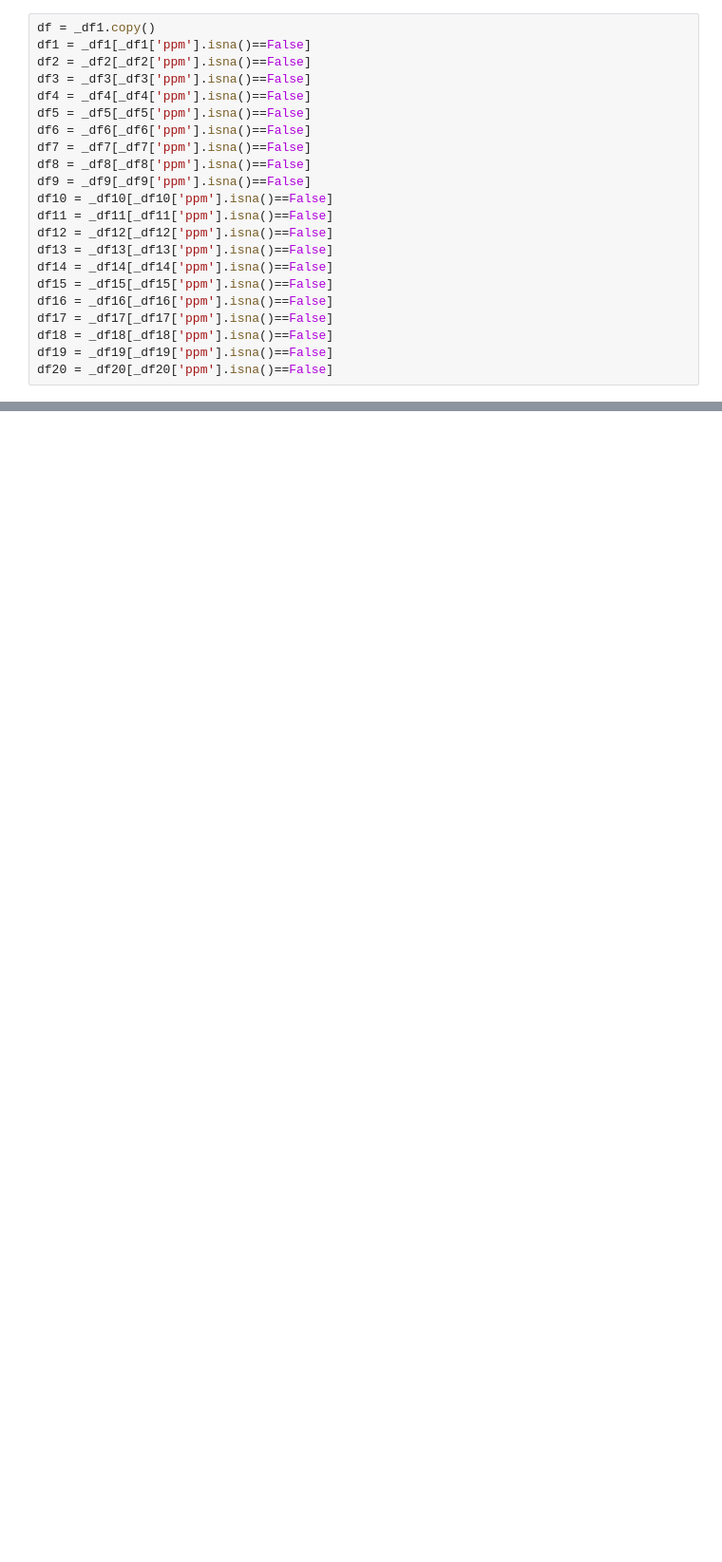
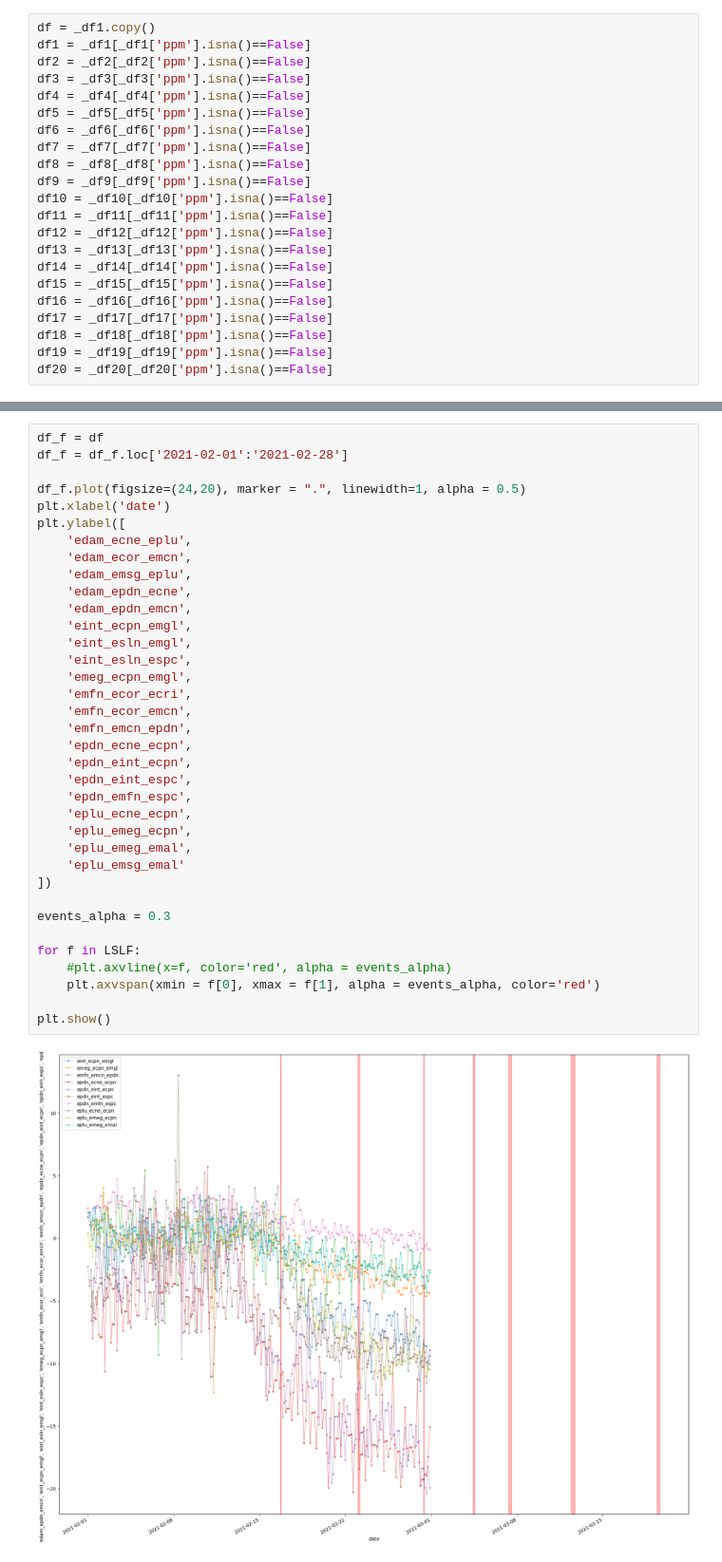
Before and after one commit to francescopandolfo/TESI_LM32, a Jupyter notebook: fontane.ipynb, the cells around one changed output, grey strips where cells are left out. Shown at 95% size. Cells and saved outputs as stored; diff of their text form; blank space fills up the shorter version.

```diff
--- a/fontane.ipynb
+++ b/fontane.ipynb
@@ -115,0 +145,38 @@ plt.show()
+# %%
+df_f = df
+df_f = df_f.loc['2021-02-01':'2021-02-28']
+
+df_f.plot(figsize=(24,20), marker = ".", linewidth=1, alpha = 0.5)
+plt.xlabel('date')
+plt.ylabel([
+    'edam_ecne_eplu',
+    'edam_ecor_emcn',
+    'edam_emsg_eplu',
+    'edam_epdn_ecne',
+    'edam_epdn_emcn',
+    'eint_ecpn_emgl',
+    'eint_esln_emgl',
+    'eint_esln_espc',
+    'emeg_ecpn_emgl',
+    'emfn_ecor_ecri',
+    'emfn_ecor_emcn',
+    'emfn_emcn_epdn',
+    'epdn_ecne_ecpn',
+    'epdn_eint_ecpn',
+    'epdn_eint_espc',
+    'epdn_emfn_espc',
+    'eplu_ecne_ecpn',
+    'eplu_emeg_ecpn',
+    'eplu_emeg_emal',
+    'eplu_emsg_emal'
+])
+
+events_alpha = 0.3
+
+for f in LSLF:
+    #plt.axvline(x=f, color='red', alpha = events_alpha)
+    plt.axvspan(xmin = f[0], xmax = f[1], alpha = events_alpha, color='red')
+
+plt.show()
+# %% [output]
+[figure, added]
```
Also changed, not shown: parts of 3 cells of this notebook.
